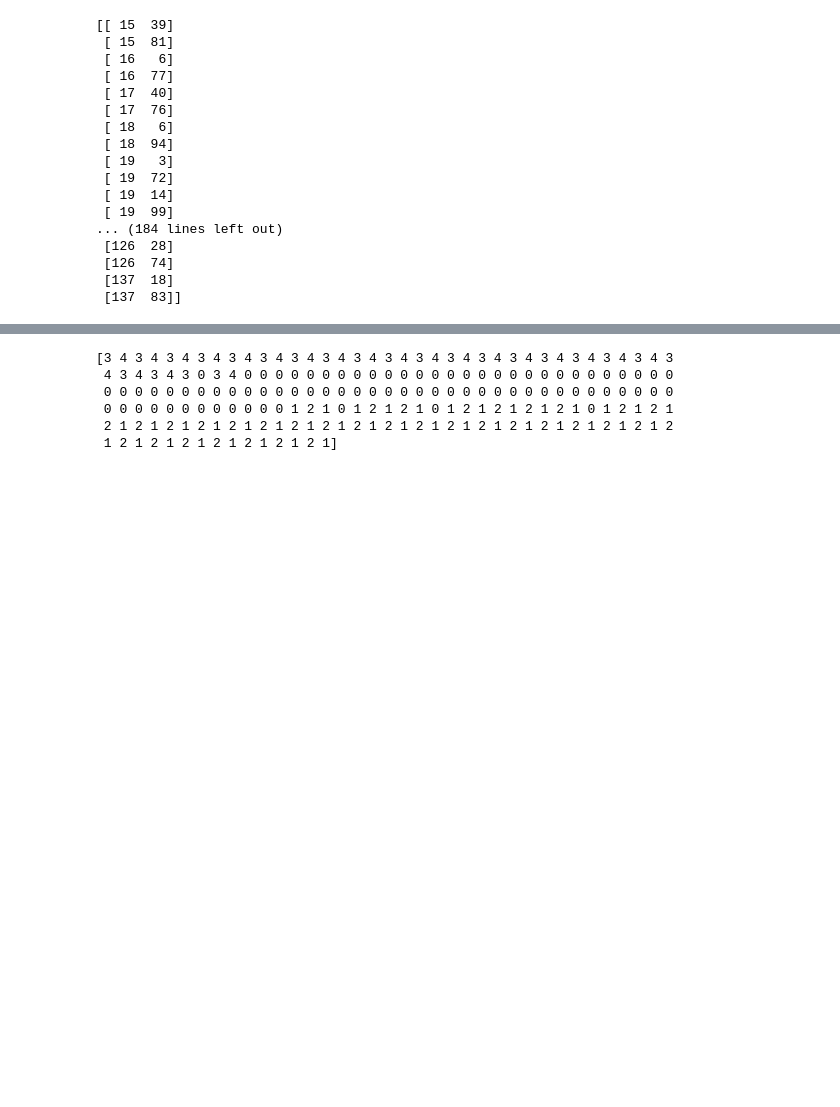
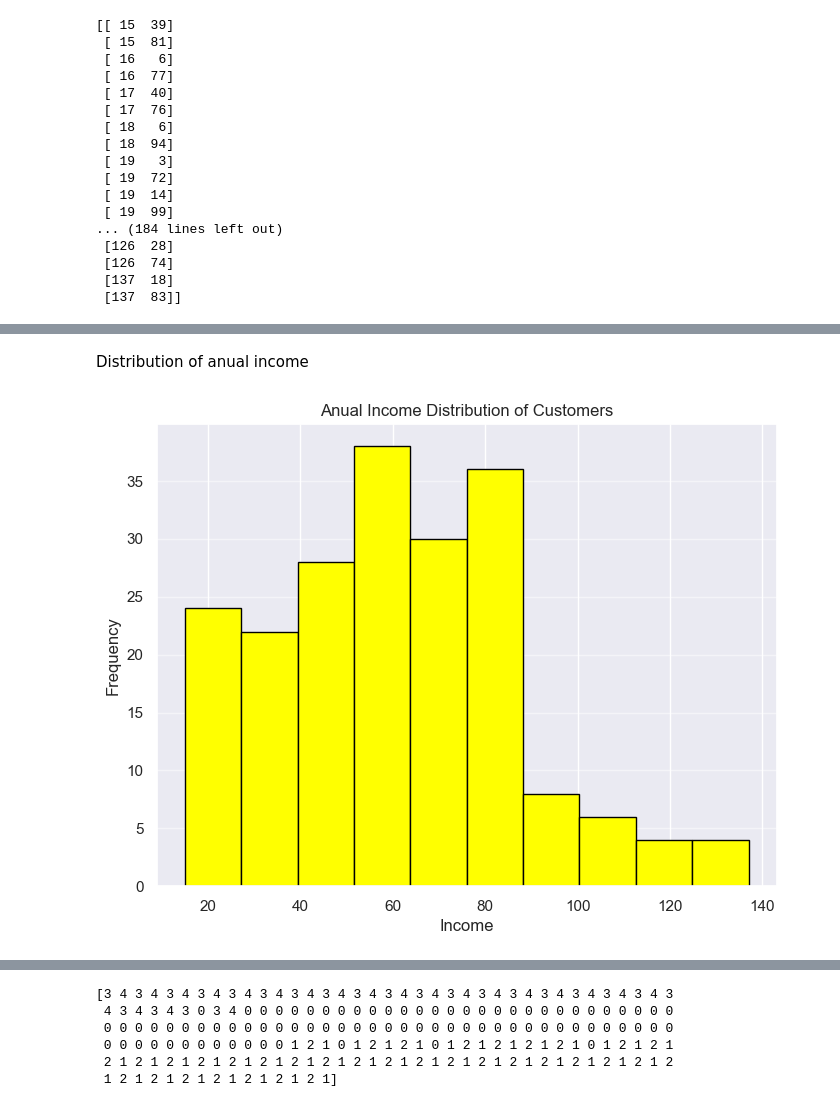
Before and after one commit to amayaambagaspitiya/CustomerSegment, a Jupyter notebook: CustomerSegment.ipynb, the cells around one changed output, grey strips where cells are left out. Cells and saved outputs as stored; diff of their text form; code cells hidden in the pictures; blank space fills up the shorter version.

```diff
--- a/CustomerSegment.ipynb
+++ b/CustomerSegment.ipynb
@@ -102,0 +108,12 @@ Optimum number of clusters = 5
+# %% [markdown]
+Distribution of anual income
+# %%
+plt.figure(figsize=(8, 6))  # Adjust figure size if needed
+plt.hist(customer_data['Annual Income (k$)'], bins=10, color='yellow', edgecolor='black')
+plt.title('Anual Income Distribution of Customers')
+plt.xlabel('Income')
+plt.ylabel('Frequency')
+plt.grid(axis='y', alpha=0.5)
+plt.show()
+# %% [output]
+[figure, added]
```
Also changed, not shown: parts of 15 cells of this notebook.
